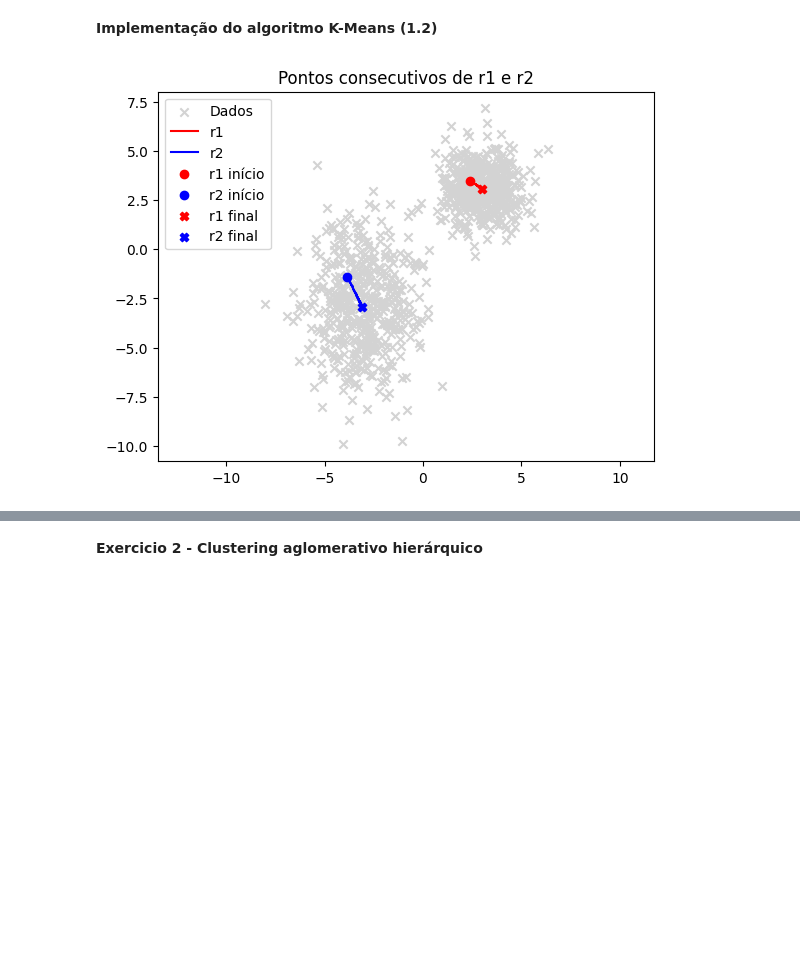
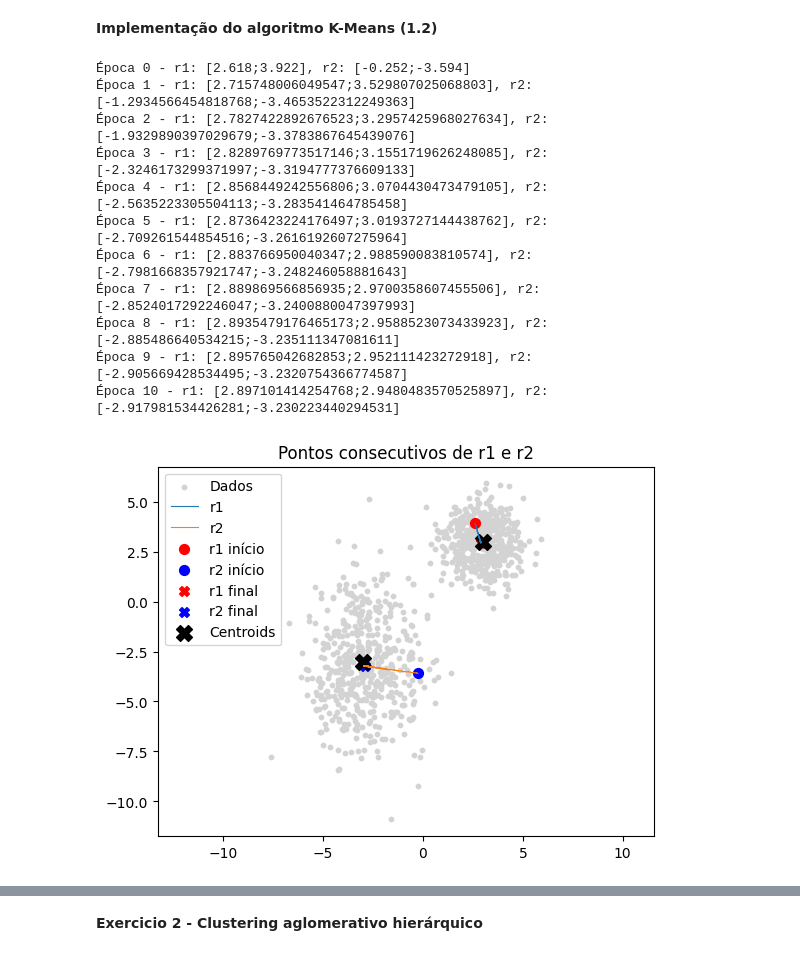
Before and after one commit to Andre3648/IAA, a Jupyter notebook: exercicio1.ipynb, the cells around one changed output, grey strips where cells are left out. Cells and saved outputs as stored; diff of their text form; code cells hidden in the pictures; blank space fills up the shorter version.

```diff
--- a/exercicio1.ipynb
+++ b/exercicio1.ipynb
@@ -5,6 +5,7 @@ import matplotlib.pyplot as plt
 import numpy as np
 import random
 
+centroids = np.array([[3,3], [-3,-3]])
 mean = [3, 3]
 cov = [[1 , 0], [0, 1]]
 a = np.random.multivariate_normal(mean, cov, 500).T
@@ -22,8 +23,22 @@ c = c.T
 x = c[0]
 y = c[1]
 etiquetas = c[2]
+
+
 plt.scatter(x, y, c='blue', marker='x')
+plt.scatter(centroids[:,0], centroids[:,1], c='black', marker='X', s = 130, label='Centroids')
 plt.axis ( 'equal' )
+plt.title('Distribuição dos Pontos')
 plt.show()
+
+
+plt.scatter(x[etiquetas == 1], y[etiquetas == 1], c='blue', marker='x', label='Etiqueta A')
+plt.scatter(x[etiquetas == 2], y[etiquetas == 2], c='red', marker='x', label='Etiqueta B')
+plt.scatter(centroids[:,0], centroids[:,1], c='black', marker='X', s = 130, label='Centroids')
+plt.axis('equal')
+plt.legend()
+plt.title('Distribuição dos Pontos de cada Cluster com a respetiva etiqueta')
+plt.show()
+
 np.savetxt('conjunto_de_etiquetas.txt', c.T, fmt='%.3f', delimiter=',', header='x,y,etiqueta', comments='')
 # %% [output]
@@ -49,47 +65,66 @@ r2_update = []
 r1_final = []
 r2_final = []
 
-for epoca in range(num_epocas):
+r1_final.append(r1.copy())
+r2_final.append(r2.copy())
+print(f"Época 0 - r1: [{r1[0]};{r1[1]}], r2: [{r2[0]};{r2[1]}]")
+
+
+for epoca in range(1, num_epocas + 1):
     for x in coordenadas:
         d1 = np.sqrt(np.sum((x-r1) ** 2))
         d2 = np.sqrt(np.sum((x-r2) ** 2))
 
         if d1 < d2:
             r1 = (1-alpha) * r1 + alpha * x
             r1_update.append(r1.copy())
         else:
             r2 = (1-alpha) * r2 + alpha * x
             r2_update.append(r2.copy())
     r1_final.append(r1.copy())
     r2_final.append(r2.copy())
+    print(f"Época {epoca} - r1: [{r1[0]};{r1[1]}], r2: [{r2[0]};{r2[1]}]")
 
 r1_update = np.array(r1_update)
 r2_update = np.array(r2_update)
 r1_final = np.array(r1_final)
 r2_final = np.array(r2_final)
 
-plt.scatter(coordenadas[:,0], coordenadas[:,1], c='lightgray', marker='x', label='Dados')
-plt.plot(r1_update[:,0], r1_update[:,1], 'r-', label='r1')
-plt.plot(r2_update[:,0], r2_update[:,1], 'b-', label='r2')
-plt.scatter(r1_update[0,0], r1_update[0,1], c='red', marker='o', label='r1 início')
-plt.scatter(r2_update[0,0], r2_update[0,1], c='blue', marker='o', label='r2 início')
-plt.scatter(r1_update[-1,0], r1_update[-1,1], c='red', marker='X', label='r1 final')
-plt.scatter(r2_update[-1,0], r2_update[-1,1], c='blue', marker='X', label='r2 final')
+plt.scatter(coordenadas[:,0], coordenadas[:,1], c='lightgray', marker='o', s=10, label='Dados')
+plt.plot(r1_update[:,0], r1_update[:,1], linewidth= 0.8, label='r1')
+plt.plot(r2_update[:,0], r2_update[:,1], linewidth= 0.8, label='r2')
+plt.scatter(r1_update[0,0], r1_update[0,1], c='red', marker='o', s=50, label='r1 início')
+plt.scatter(r2_update[0,0], r2_update[0,1], c='blue', marker='o', s=50, label='r2 início')
+plt.scatter(r1_update[-1,0], r1_update[-1,1], c='red', marker='X', s=50, label='r1 final')
+plt.scatter(r2_update[-1,0], r2_update[-1,1], c='blue', marker='X', s=50, label='r2 final')
+plt.scatter(centroids[:,0], centroids[:,1], c='black', marker='X', s = 130, label='Centroids')
 plt.title("Pontos consecutivos de r1 e r2")
 plt.legend()
 plt.axis('equal')
 plt.show()
 
-plt.scatter(coordenadas[:,0], coordenadas[:,1], c='lightgray', marker='x', label='Dados')
+plt.scatter(coordenadas[:,0], coordenadas[:,1], c='lightgray', marker='o', s=10, label='Dados')
 plt.plot(r1_final[:,0], r1_final[:,1], 'ro--', label='r1')
 plt.plot(r2_final[:,0], r2_final[:,1], 'bo--', label='r2')
-plt.scatter(r1_final[0,0], r1_final[0,1], c='red', marker='o', label='r1 início')
-plt.scatter(r2_final[0,0], r2_final[0,1], c='blue', marker='o', label='r2 início')
-plt.scatter(r1_final[-1,0], r1_final[-1,1], c='red', marker='X', label='r1 final')
-plt.scatter(r2_final[-1,0], r2_final[-1,1], c='blue', marker='X', label='r2 final')
+plt.scatter(r1_final[0,0], r1_final[0,1], c='red', marker='o', s=50, label='r1 início')
+plt.scatter(r2_final[0,0], r2_final[0,1], c='blue', marker='o', s=50, label='r2 início')
+plt.scatter(r1_final[-1,0], r1_final[-1,1], c='red', marker='o', s=50, label='r1 final')
+plt.scatter(r2_final[-1,0], r2_final[-1,1], c='blue', marker='o', s=50, label='r2 final')
+plt.scatter(centroids[:,0], centroids[:,1], c='black', marker='X', s = 130, label='Centroids')
 plt.title("Pontos por epoca de r1 e r2")
 plt.legend()
 plt.axis('equal')
 plt.show()
 # %% [output]
+Época 0 - r1: [2.618;3.922], r2: [-0.252;-3.594]
+Época 1 - r1: [2.715748006049547;3.529807025068803], r2: [-1.2934566454818768;-3.4653522312249363]
+Época 2 - r1: [2.7827422892676523;3.2957425968027634], r2: [-1.9329890397029679;-3.3783867645439076]
+Época 3 - r1: [2.8289769773517146;3.1551719626248085], r2: [-2.3246173299371997;-3.3194777376609133]
+Época 4 - r1: [2.8568449242556806;3.0704430473479105], r2: [-2.5635223305504113;-3.283541464785458]
+Época 5 - r1: [2.8736423224176497;3.0193727144438762], r2: [-2.709261544854516;-3.2616192607275964]
+Época 6 - r1: [2.883766950040347;2.988590083810574], r2: [-2.7981668357921747;-3.248246058881643]
+Época 7 - r1: [2.889869566856935;2.9700358607455506], r2: [-2.8524017292246047;-3.2400880047397993]
+Época 8 - r1: [2.8935479176465173;2.9588523073433923], r2: [-2.885486640534215;-3.235111347081611]
+Época 9 - r1: [2.895765042682853;2.952111423272918], r2: [-2.905669428534495;-3.2320754366774587]
+Época 10 - r1: [2.897101414254768;2.9480483570525897], r2: [-2.917981534426281;-3.230223440294531]
-[figure, old version]
+[figure, new version]
```
Also changed, not shown: parts of 11 cells of this notebook, 1 other file.
